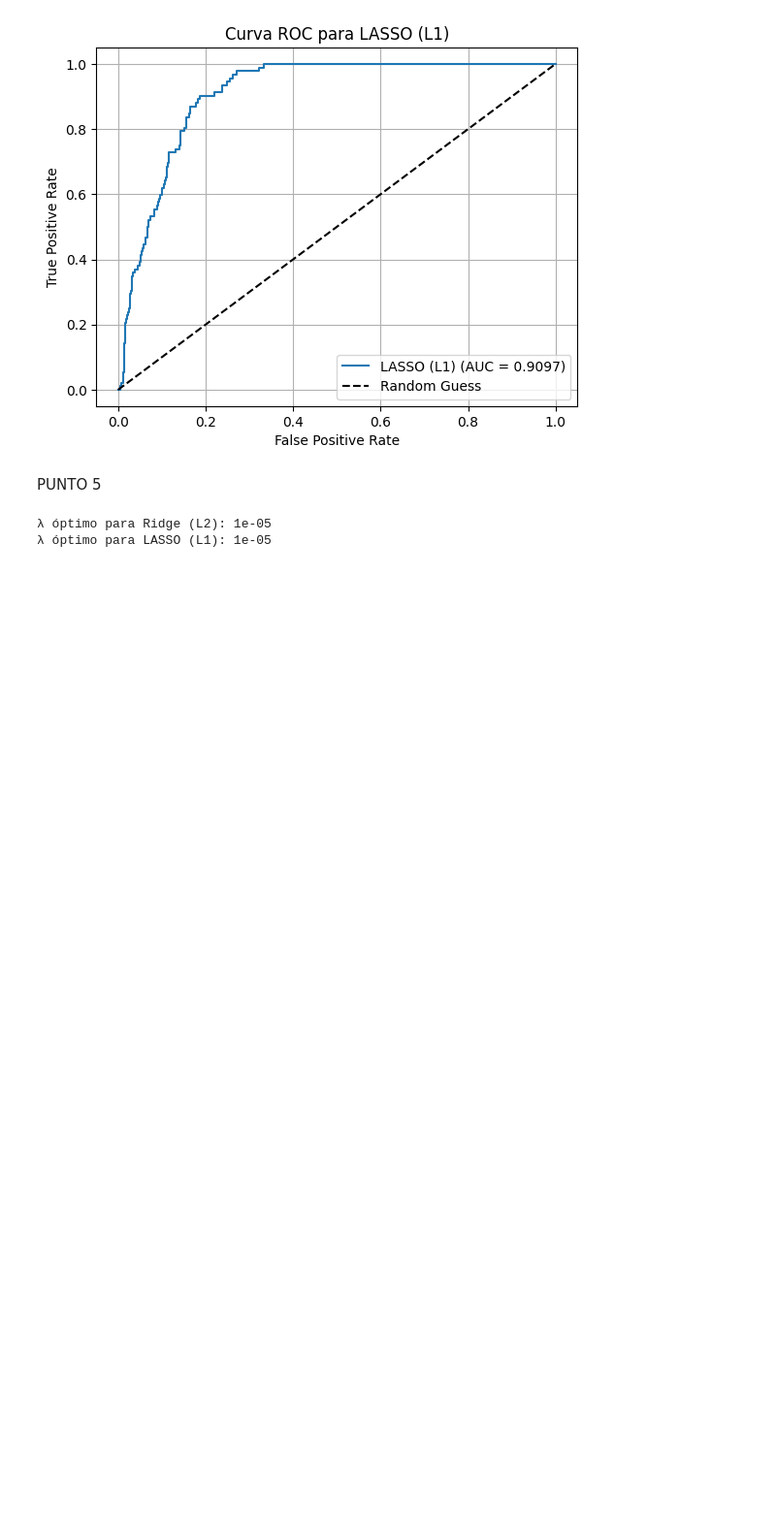
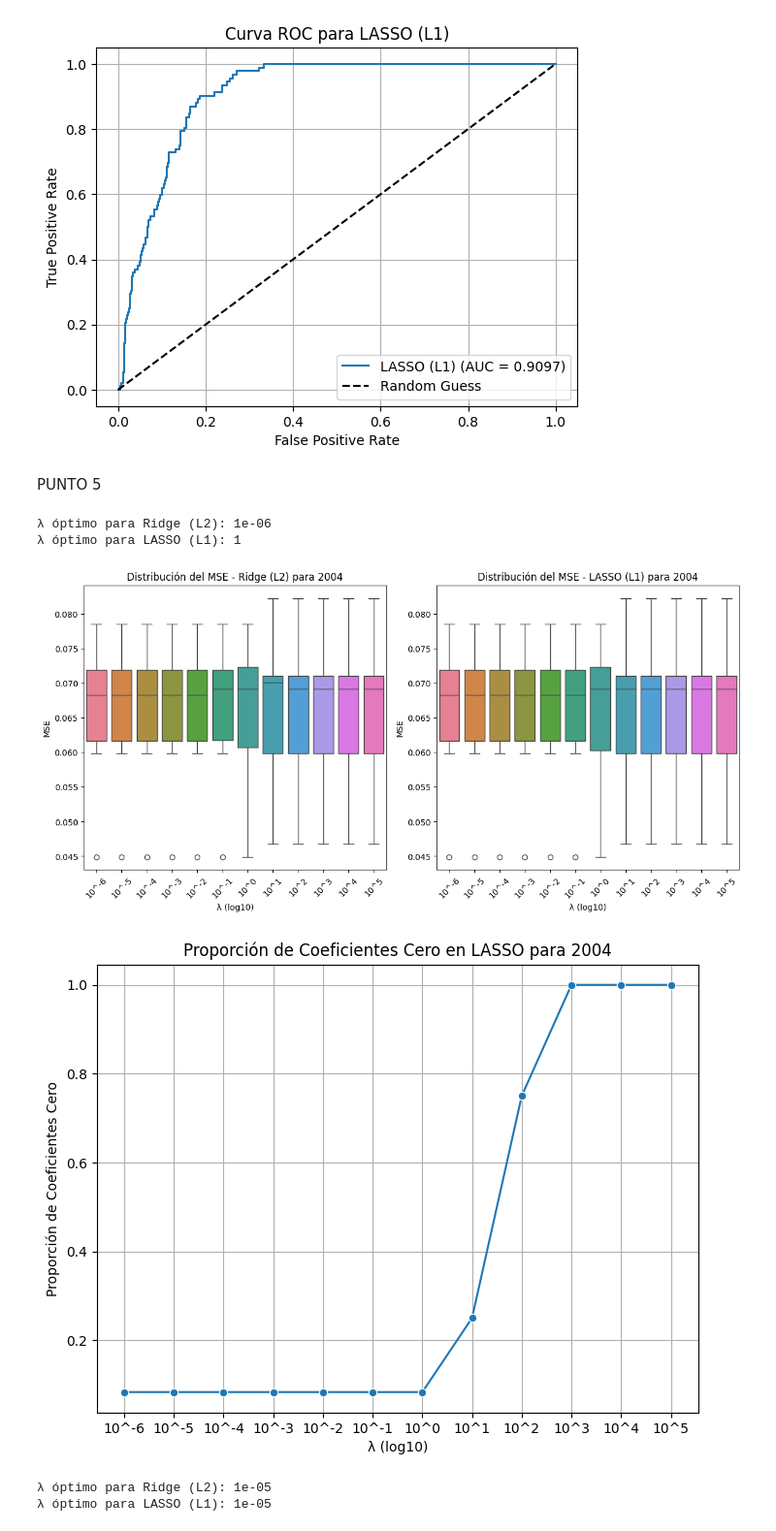
Before and after one commit to Freverendo/CC408-T13, a Jupyter notebook: TP4/TP4.ipynb, the cells around one changed output. Shown: that part at 97% size. Drawn from its saved outputs; the diff is of its cells as text; code cells hidden in the pictures; blank space fills up the shorter version.

```diff
--- a/TP4/TP4.ipynb
+++ b/TP4/TP4.ipynb
@@ -830,35 +828,40 @@ print(f"λ óptimo para Ridge (L2): {lambda_opt_ridge04}")
 print(f"λ óptimo para LASSO (L1): {lambda_opt_lasso04}")
 
 # Generación de Box Plots para MSE
 plt.figure(figsize=(12, 6))
 
 # Box plot para Ridge
 plt.subplot(1, 2, 1)
 sns.boxplot(data=mse_ridge04, orient='v')
 plt.xticks(ticks=range(len(lambdas)), labels=[f"10^{n}" for n in range(-6, 6)], rotation=45)
 plt.title("Distribución del MSE - Ridge (L2) para 2004")
 plt.xlabel("λ (log10)")
 plt.ylabel("MSE")
 
 # Box plot para LASSO
 plt.subplot(1, 2, 2)
 sns.boxplot(data=mse_lasso04, orient='v')
-plt.xticks(ticks=range(len(lambdas)), labels=[f"10^{n}" for n in range(-5, 6)], rotation=45)
+plt.xticks(ticks=range(len(lambdas)), labels=[f"10^{n}" for n in range(-6, 6)], rotation=45)
 plt.title("Distribución del MSE - LASSO (L1) para 2004")
 plt.xlabel("λ (log10)")
 plt.ylabel("MSE")
 
 plt.tight_layout()
 plt.show()
 
 # Generación de Line Plot para Proporción de Coeficientes Cero en LASSO
 plt.figure(figsize=(8, 6))
-sns.lineplot(x=[f"10^{n}" for n in range(-5, 6)], y=proporcion_ceros_lasso04, marker='o')
+sns.lineplot(x=[f"10^{n}" for n in range(-6, 6)], y=proporcion_ceros_lasso04, marker='o')
 plt.title("Proporción de Coeficientes Cero en LASSO para 2004")
 plt.xlabel("λ (log10)")
 plt.ylabel("Proporción de Coeficientes Cero")
 plt.grid()
 plt.show()
+# %% [output]
+λ óptimo para Ridge (L2): 1e-06
+λ óptimo para LASSO (L1): 1
+[figure, added]
+[figure, added]
 # %%
 
 # Valores de λ (lambda)
```
Also changed, not shown: parts of 4 cells of this notebook, 5 other files.
